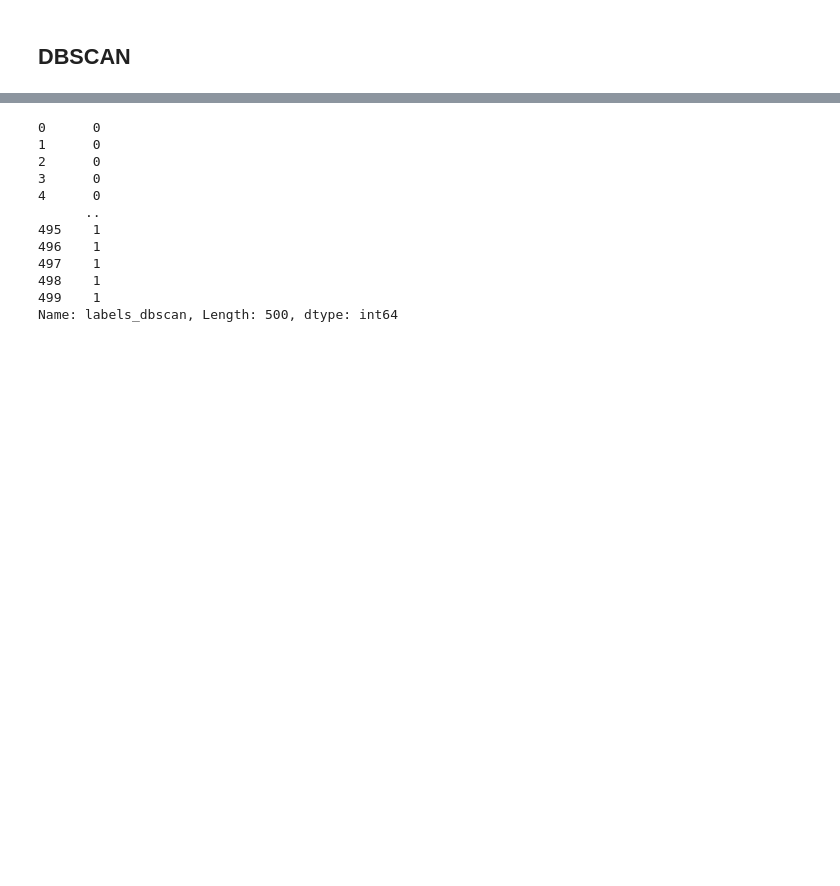
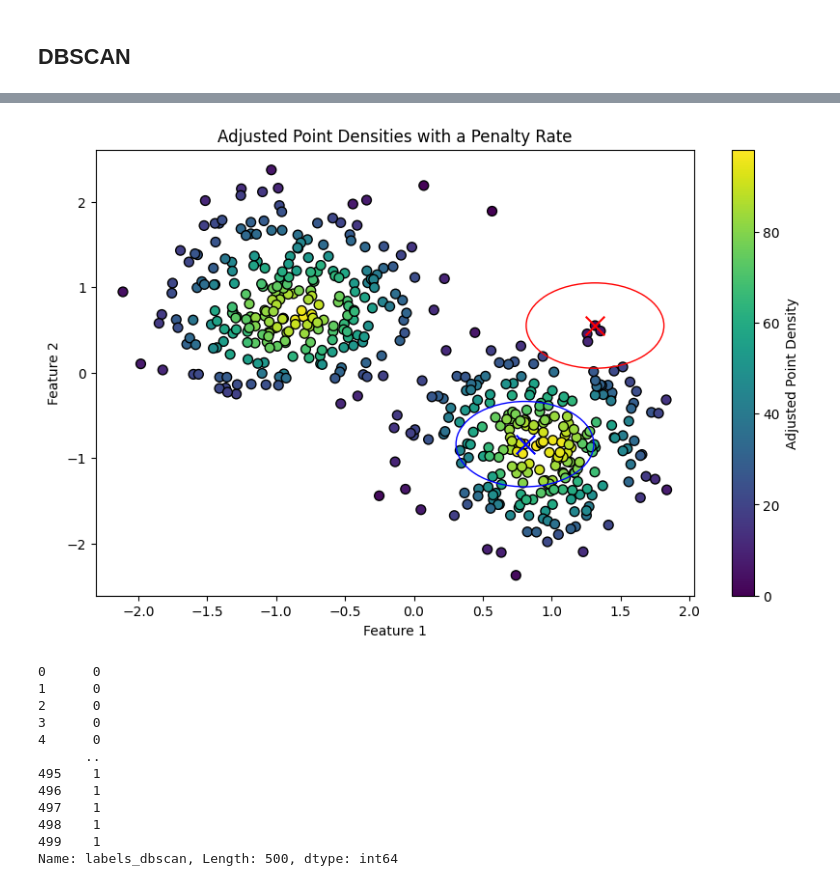
Before and after one commit to HaykTarkhanyan/CDSGD, a Jupyter notebook: cdsgd/run_clustering.ipynb, the cells around one changed output, grey strips where cells are left out. Saved outputs shown, nothing was run; the diff lists cells and outputs as text; code cells hidden in the pictures; blank space fills up the shorter version.

```diff
--- a/cdsgd/run_clustering.ipynb
+++ b/cdsgd/run_clustering.ipynb
@@ -294,40 +344,66 @@ NameError: name 'target_clusters' is not defined
 
 
 # Example data generation
-# X, y = make_blobs(n_samples=200, centers=3, random_state=42, cluster_std=5)
+# X, y = make_blobs(n_samples=200, centers=3, random_state=42, cluster_std=1.5)
 
-# X = df[[df.columns[0], df.columns[1]]].values
-# y = df["labels_dbscan"].values
+# df = pd.DataFrame(X, columns=['Feature 1', 'Feature 2'])
+# df['labels'] = y
+OUTPUT_FOLDER = os.path.join("..", "data_binary_scaled")
 
-# # Radius within which to count neighbors
-# radius = 0.5
 
-# # Calculate adjusted densities
-# adjusted_densities = calculate_adjusted_density(X, y, radius, penalty_rate=0.5)
+path = os.path.join(OUTPUT_FOLDER, "kmeans_gaussian_df.csv")
+df = pd.read_csv(path)
 
-# df["distance"] = adjusted_densities
+X = df[[df.columns[0], df.columns[1]]].values
+y = df["labels_clustering"].values
+
+print(df.shape)
+db = run_dbscan(X)
+
+if db is None:
+    logging.warning("Could not find the desired number of clusters.")
+# Radius within which to count neighbors
+radius = 0.5
+
+# Calculate adjusted densities
+adjusted_densities = calculate_adjusted_density(X, y, radius, penalty_rate=0.5, remove_outliers=False, normalize=False)
+
+df["distance"] = adjusted_densities
+
+outliers = detect_outliers_z_score(df["distance"])
+
+df["outlier"] = df["distance"].apply(lambda x: x in outliers)
+
+df_okay = df[~df["outlier"]]
+
+# normalize distance to centroid for each cluster
+df["distance_norm"] = df_okay.groupby("labels_clustering")["distance"].transform(
+    lambda x: (x - x.min()) / (x.max() - x.min()))
 
 # df["distance_norm"] = (df["distance"] - df["distance"].min()) / (df["distance"].max() - df["distance"].min())
 
 
-# point_min = df[df["distance_norm"] == df["distance_norm"].min()]
-# point_max = df[df["distance_norm"] == df["distance_norm"].max()]
+point_min = df[df["distance_norm"] == df["distance_norm"].min()].iloc[0]
+point_min = pd.DataFrame(point_min).T
+point_max = df[df["distance_norm"] == df["distance_norm"].max()].iloc[0]
+point_max = pd.DataFrame(point_max).T
+# Plotting
+plt.figure(figsize=(10, 6))
+scatter = plt.scatter(X[:, 0], X[:, 1], c=adjusted_densities, cmap='viridis', edgecolor='k', s=50)
 
-# # Plotting
-# plt.figure(figsize=(10, 6))
-# scatter = plt.scatter(X[:, 0], X[:, 1], c=adjusted_densities, cmap='viridis', edgecolor='k', s=50)
-# plt.colorbar(scatter, label='Adjusted Point Density')
-# plt.title('Adjusted Point Densities with a Penalty Rate')
-# plt.xlabel('Feature 1')
-# plt.ylabel('Feature 2')
+plt.colorbar(scatter, label='Adjusted Point Density')
+plt.title('Adjusted Point Densities with a Penalty Rate')
+plt.xlabel('Feature 1')
+plt.ylabel('Feature 2')
 
-# plt.scatter(point_min[point_min.columns[0]], point_min[point_min.columns[1]], c='red', s=200, marker='x', label='Min')
-# plt.scatter(point_max[point_max.columns[0]], point_max[point_max.columns[1]], c='blue', s=200, marker='x', label='Max')
-
-# # plot circle if radius 2 around the point
-# circle_min = plt.Circle((point_min[point_min.columns[0]], point_min[point_min.columns[1]]), radius, color='red', fill=False)
-# circle_max = plt.Circle((point_max[point_max.columns[0]], point_max[point_max.columns[1]]), radius, color='blue', fill=False)
-
-# plt.gca().add_artist(circle_min)
-# plt.gca().add_artist(circle_max)
-# plt.show()
+# print("ok 2")
+plt.scatter(point_min[point_min.columns[0]], point_min[point_min.columns[1]], c='red', s=200, marker='x', label='Min')
+plt.scatter(point_max[point_max.columns[0]], point_max[point_max.columns[1]], c='blue', s=200, marker='x', label='Max')
+# print("ok 3")
+# plot circle if radius 2 around the point
+circle_min = plt.Circle((point_min[point_min.columns[0]], point_min[point_min.columns[1]]), radius, color='red', fill=False)
+circle_max = plt.Circle((point_max[point_max.columns[0]], point_max[point_max.columns[1]]), radius, color='blue', fill=False)
+plt.gca().add_artist(circle_min)
+plt.gca().add_artist(circle_max)
+plt.show()
+# %% [output]
@@ -334,3 +413,4 @@ NameError: name 'target_clusters' is not defined
+[figure, added]
 # %%
 df["labels_dbscan"]
 # %% [output]
```
Also changed, not shown: parts of 3 cells of this notebook, 16 other files.
